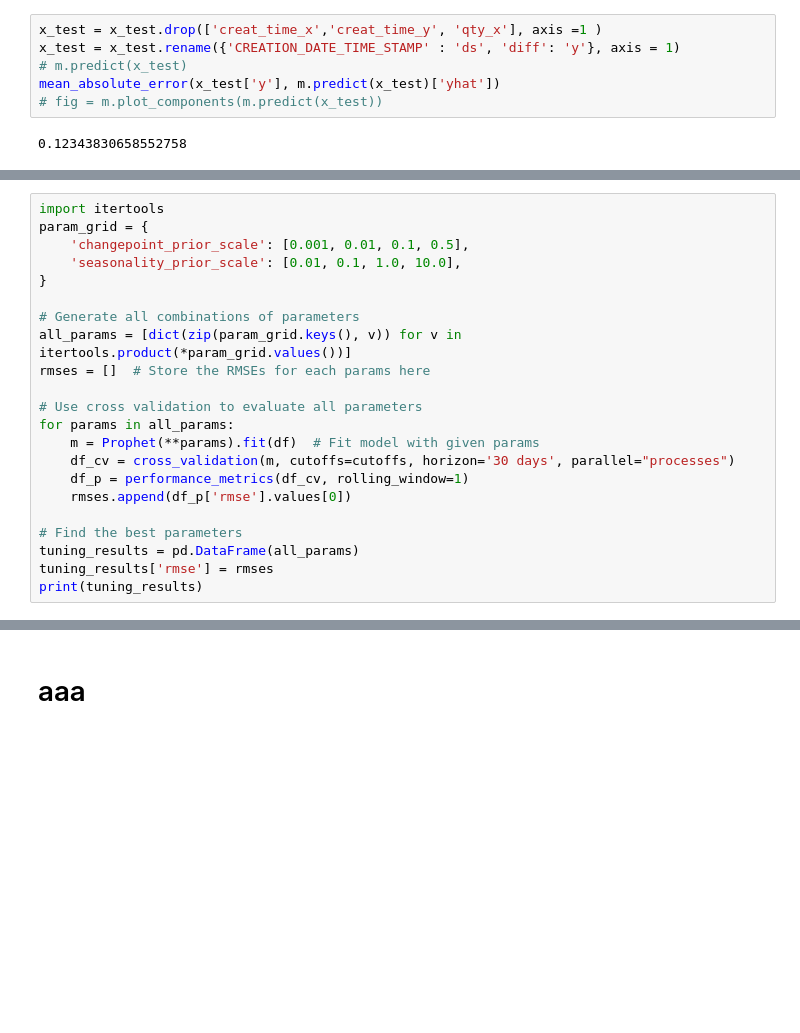
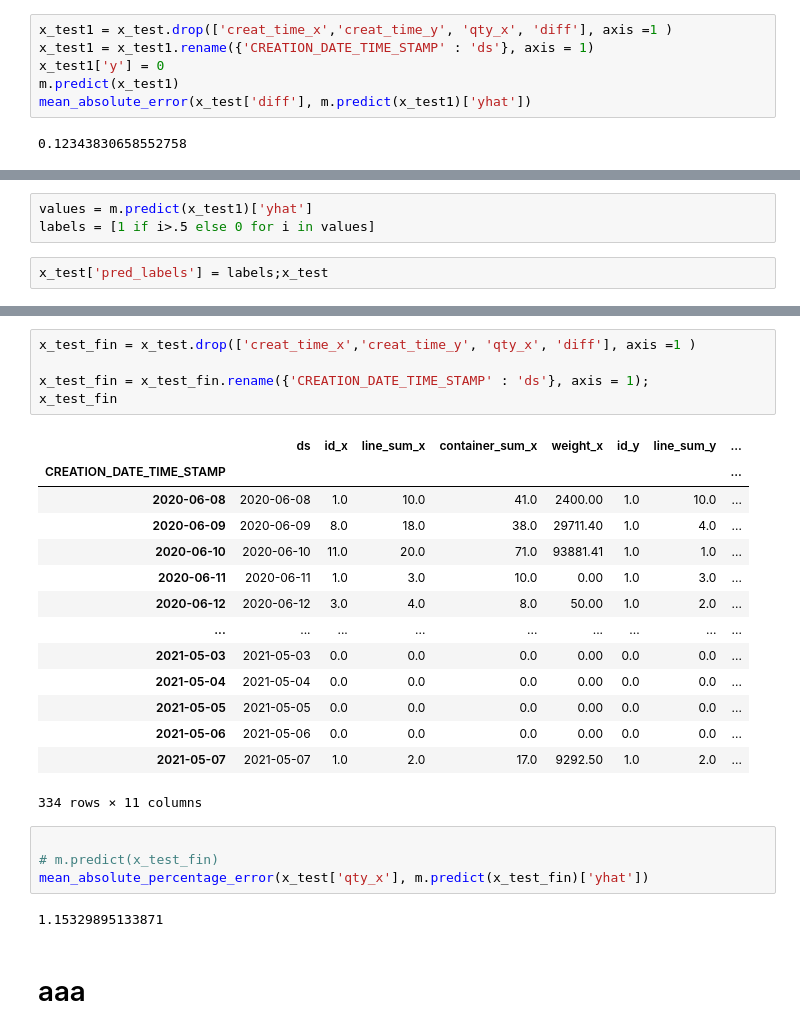
Before and after one commit to fyenne/play3_timeseries, a Jupyter notebook: hpi_out.ipynb, the cells around one changed output, grey strips where cells are left out. Drawn from its saved outputs; the diff is of its cells as text; blank space fills up the shorter version.

```diff
--- a/hpi_out.ipynb
+++ b/hpi_out.ipynb
@@ -401,8 +548,8 @@ x_test
 # %%
-x_test = x_test.drop(['creat_time_x','creat_time_y', 'qty_x'], axis =1 )
-x_test = x_test.rename({'CREATION_DATE_TIME_STAMP' : 'ds', 'diff': 'y'}, axis = 1)
-# m.predict(x_test)
-mean_absolute_error(x_test['y'], m.predict(x_test)['yhat'])
-# fig = m.plot_components(m.predict(x_test))
+x_test1 = x_test.drop(['creat_time_x','creat_time_y', 'qty_x', 'diff'], axis =1 )
+x_test1 = x_test1.rename({'CREATION_DATE_TIME_STAMP' : 'ds'}, axis = 1)
+x_test1['y'] = 0
+m.predict(x_test1)
+mean_absolute_error(x_test['diff'], m.predict(x_test1)['yhat'])
 # %% [output]
 0.12343830658552758
@@ -442,22 +556,5 @@ INFO:prophet:Skipping MAPE because y close to 0
-# %%
-import itertools
-param_grid = {
-    'changepoint_prior_scale': [0.001, 0.01, 0.1, 0.5],
-    'seasonality_prior_scale': [0.01, 0.1, 1.0, 10.0],
-}
-
-# Generate all combinations of parameters
-all_params = [dict(zip(param_grid.keys(), v)) for v in itertools.product(*param_grid.values())]
-rmses = []  # Store the RMSEs for each params here
-
-# Use cross validation to evaluate all parameters
-for params in all_params:
-    m = Prophet(**params).fit(df)  # Fit model with given params
-    df_cv = cross_validation(m, cutoffs=cutoffs, horizon='30 days', parallel="processes")
-    df_p = performance_metrics(df_cv, rolling_window=1)
-    rmses.append(df_p['rmse'].values[0])
-
-# Find the best parameters
-tuning_results = pd.DataFrame(all_params)
-tuning_results['rmse'] = rmses
-print(tuning_results)
+# %%
+values = m.predict(x_test1)['yhat']
+labels = [1 if i>.5 else 0 for i in values]
+# %%
+x_test['pred_labels'] = labels;x_test
@@ -464,3 +640,29 @@ print(tuning_results)
+# %%
+x_test_fin = x_test.drop(['creat_time_x','creat_time_y', 'qty_x', 'diff'], axis =1 )
+
+x_test_fin = x_test_fin.rename({'CREATION_DATE_TIME_STAMP' : 'ds'}, axis = 1);
+x_test_fin
+# %% [output]
+|  | ds | id_x | line_sum_x | container_sum_x | weight_x | id_y | line_sum_y | ... |
+| CREATION_DATE_TIME_STAMP |  |  |  |  |  |  |  | ... |
+| 2020-06-08 | 2020-06-08 | 1.0 | 10.0 | 41.0 | 2400.00 | 1.0 | 10.0 | ... |
+| 2020-06-09 | 2020-06-09 | 8.0 | 18.0 | 38.0 | 29711.40 | 1.0 | 4.0 | ... |
+| 2020-06-10 | 2020-06-10 | 11.0 | 20.0 | 71.0 | 93881.41 | 1.0 | 1.0 | ... |
+| 2020-06-11 | 2020-06-11 | 1.0 | 3.0 | 10.0 | 0.00 | 1.0 | 3.0 | ... |
+| 2020-06-12 | 2020-06-12 | 3.0 | 4.0 | 8.0 | 50.00 | 1.0 | 2.0 | ... |
+| ... | ... | ... | ... | ... | ... | ... | ... | ... |
+| 2021-05-03 | 2021-05-03 | 0.0 | 0.0 | 0.0 | 0.00 | 0.0 | 0.0 | ... |
+| 2021-05-04 | 2021-05-04 | 0.0 | 0.0 | 0.0 | 0.00 | 0.0 | 0.0 | ... |
+| 2021-05-05 | 2021-05-05 | 0.0 | 0.0 | 0.0 | 0.00 | 0.0 | 0.0 | ... |
+| 2021-05-06 | 2021-05-06 | 0.0 | 0.0 | 0.0 | 0.00 | 0.0 | 0.0 | ... |
+| 2021-05-07 | 2021-05-07 | 1.0 | 2.0 | 17.0 | 9292.50 | 1.0 | 2.0 | ... |
+334 rows × 11 columns
+# %%
+
+# m.predict(x_test_fin)
+mean_absolute_percentage_error(x_test['qty_x'], m.predict(x_test_fin)['yhat'])
+# %% [output]
+1.15329895133871
 # %% [markdown]
 # aaa
 # %%
```
Also changed, not shown: parts of 21 cells of this notebook.
